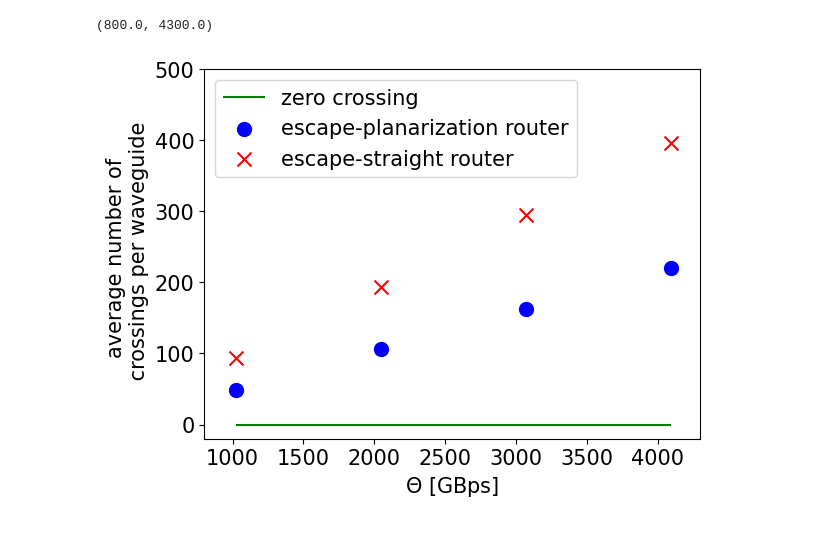
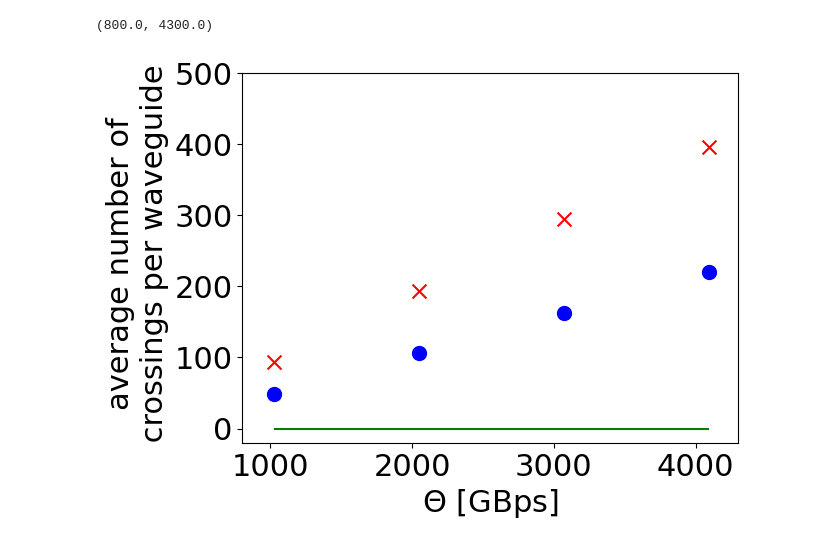
Before and after one commit to ziyuezzy/ZeroCrossingPaperExperiments, a Jupyter notebook: plotting_config_2(PNoW-SW).ipynb, the cells around one changed output. Cells and saved outputs as stored; diff of their text form; code cells hidden in the pictures.

```diff
--- a/plotting_config_2(PNoW-SW).ipynb
+++ b/plotting_config_2(PNoW-SW).ipynb
@@ -2,6 +2,7 @@
 import matplotlib.pyplot as plt
 import math
 import csv
+plt.rcParams.update({'font.size': 22})
 # %%
 num_chips = 16
 # %%
@@ -31,19 +32,17 @@ with open('./straight/straight_crossing_config2.csv', 'r') as file:
         _BW_straight.append(int(row['Theta[GBps]']))
         num_crossing = int(float(row['ave_crossing_per_wg']))
         ave_crossing_straight.append(num_crossing)
-# %%
-plt.rcParams.update({'font.size': 15})
 # %%
 plt.hlines(0, _BW_straight[0], _BW_straight[-1], label="zero crossing", colors='g')
 plt.scatter(_BW_planarization, ave_crossing_planarization, label="escape-planarization router", c='b', s=100)
 plt.scatter(_BW_straight, ave_crossing_straight, label="escape-straight router", c='r', marker='x', s=100)
 plt.xlabel('$\Theta$ [GBps]')
 plt.ylabel('average number of \n crossings per waveguide')
 # plt.title("number of crossings per waveguide")
 # plt.legend()
-plt.legend(loc='upper left' )
+# plt.legend(loc='upper left' )
 plt.ylim(-20,500)
 plt.xlim(800,4300)
 # %% [output]
 (800.0, 4300.0)
-[figure, old version]
+[figure, new version]
```
